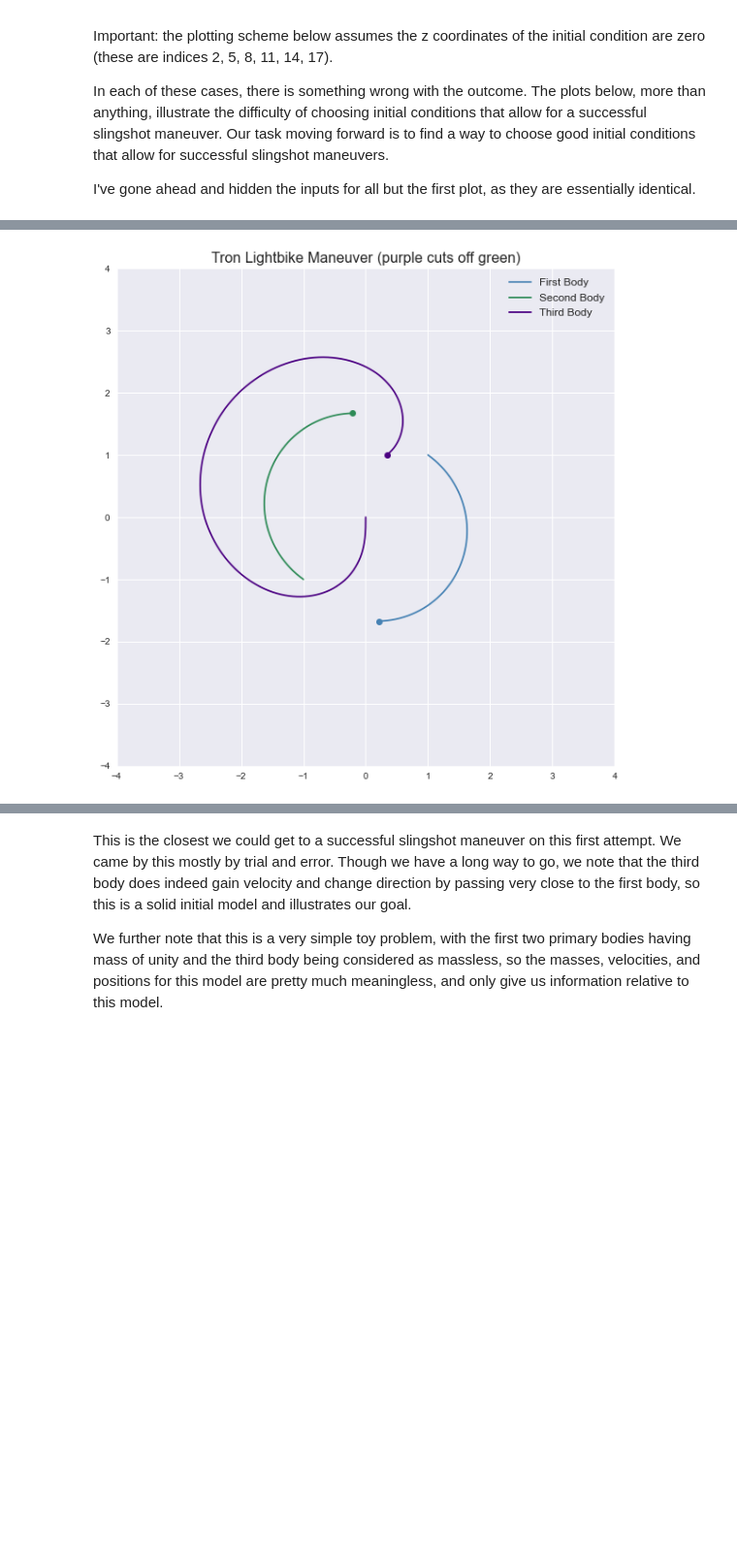
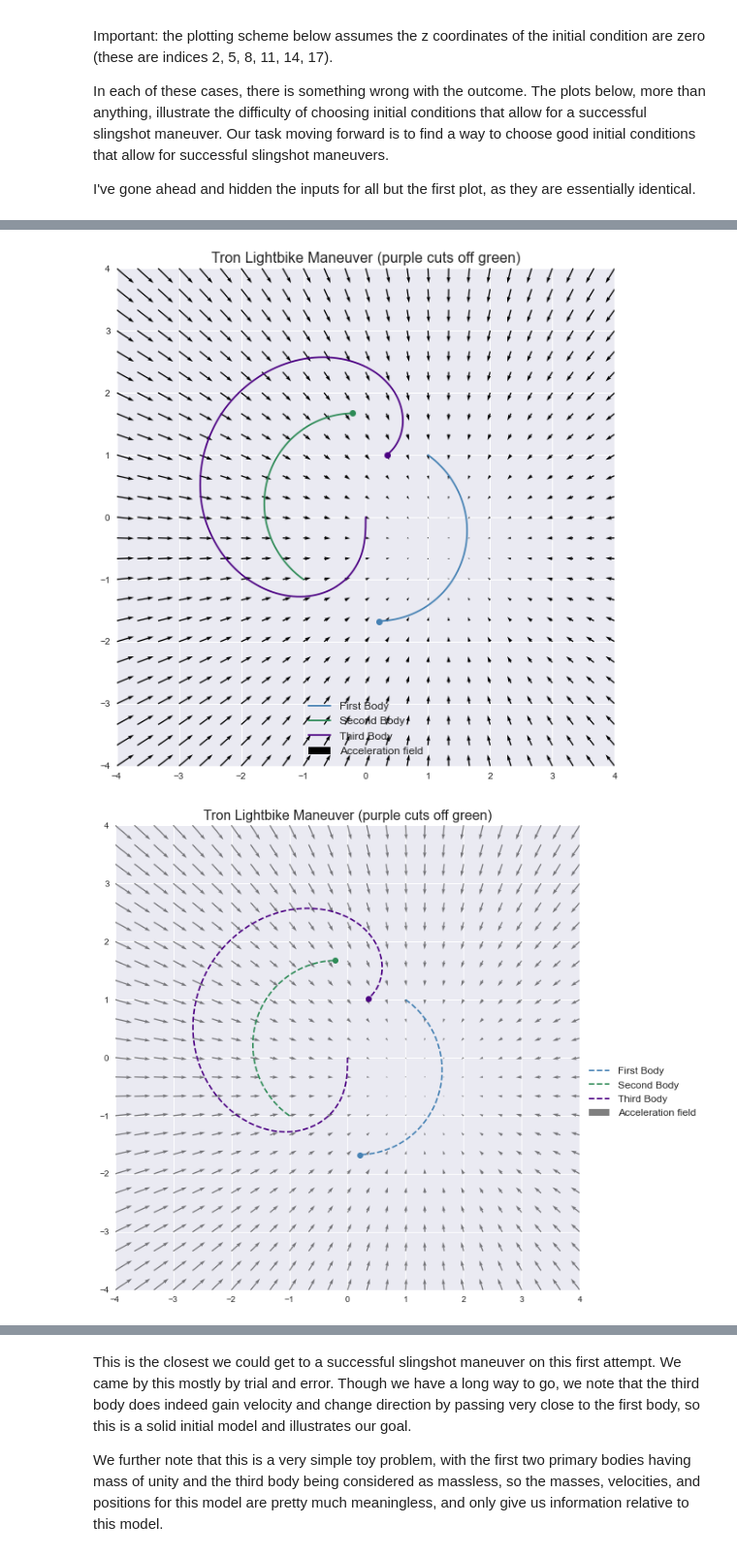
Before and after one commit to samcochran/optimal-spacecraft-control, a Jupyter notebook: Code/project1.ipynb, the cells around one changed output, grey strips where cells are left out. Shown at 97% size. Saved outputs shown, nothing was run; the diff lists cells and outputs as text; code cells hidden in the pictures; blank space fills up the shorter version.

```diff
--- a/Code/project1.ipynb
+++ b/Code/project1.ipynb
@@ -317,41 +383,23 @@ plt.show()
 # %%
 # Set up initial conditions and parameters
 t0 = 0
 tf = 10
 init = np.array([1, 1, 0, # Position 1
                  -1, -1, 0, # Position 2
                  0, 0, 0, # Position 3
                  .35, -.25, 0, # Velocity/Momentum 1
                  -.35, .25, 0, # Velocity/Momentum 2
                  0, -.7, 0]) # Velocity 3
 
 # Solve the system
 sol = solve_ivp(gravity_acceleration, (t0, tf), init, t_eval= np.linspace(t0, tf, 10000)).y
 
-# Plot the solutions, assuming we have
-fig, ax = plt.subplots()
-
-# First body
-first = ax.plot(sol[0, :], sol[1, :], color='steelblue', label='First Body')
-ax.plot(sol[0, -1], sol[1, -1], color='steelblue', marker='o')
-
-# Second body
-second = ax.plot(sol[3, :], sol[4, :], color='seagreen', label='Second Body')
-ax.plot(sol[3, -1], sol[4, -1], color='seagreen', marker='o')
-
-# Third body
-third = ax.plot(sol[6, :], sol[7, :], color='indigo', label='Third Body')
-ax.plot(sol[6, -1], sol[7, -1], color='indigo', marker='o')
-
-# Set plot parameters and labels
-ax.set_title('Tron Lightbike Maneuver (purple cuts off green)', fontsize=16)
-ax.set_aspect('equal')
-ax.legend(fontsize=12)
-ax.set_xlim(-4, 4)
-ax.set_ylim(-4, 4)
-plt.show()
+title = 'Tron Lightbike Maneuver (purple cuts off green)'
+plot_solution(sol, title)
+animate_solution(sol, title, 'tron', skip=40)
 # %% [output]
-[figure, old version]
+[figure, new version]
+[figure, added]
 # %%
 # Set up initial conditions and parameters
 t0 = 0
```
Also changed, not shown: parts of 7 cells of this notebook, 5 other files.
